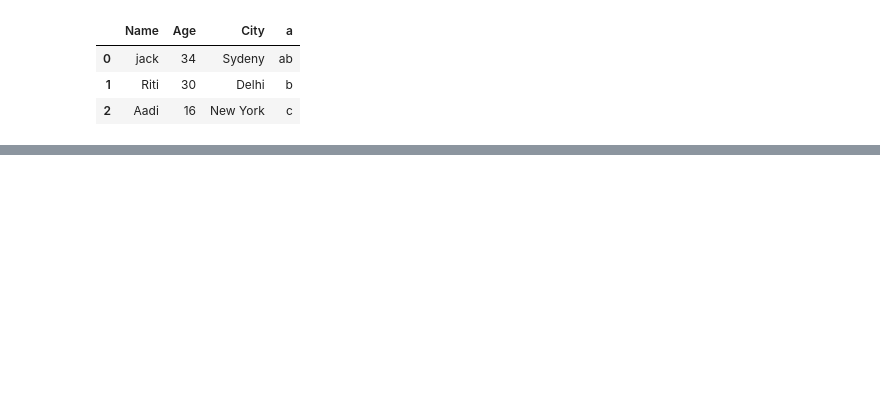
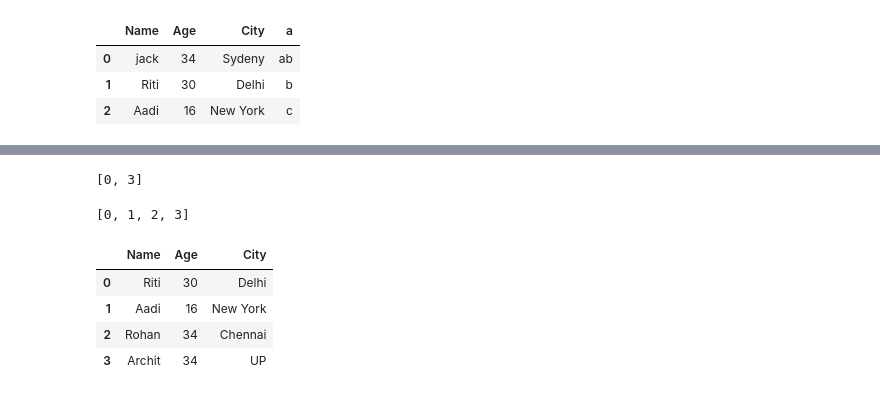
Before and after one commit to archit1998/Thapovan2, a Jupyter notebook: team2.ipynb, the cells around one changed output, grey strips where cells are left out. Cells and saved outputs as stored; diff of their text form; code cells hidden in the pictures; blank space fills up the shorter version.

```diff
--- a/team2.ipynb
+++ b/team2.ipynb
@@ -1080,0 +1125,21 @@ KeyError: 'a'
+# %%
+d = list(dfObj['Age'])
+d.count(34)
+A= []
+# %%
+
+for i in d:
+    if d.count(i)>1 and i not in A:
+        print(dfObj.loc[dfObj['Age']==i])
+        inp=input("Enter the row you want to make the equation with. If you do not want to make an equation, press N")
+        if inp is 'N':
+            l = list(dfObj.loc[dfObj['Age']==i].index)
+            dfObj = dfObj.drop(l, axis =0)
+            dfObj.reset_index(drop = False)
+        else:
+            inp = int(inp)
+            l = list(dfObj.loc[dfObj['Age']==i].index)
+            l.remove(inp)
+            dfObj = dfObj.drop(l,axis=0)
+            dfObj.reset_index(drop = True)
+        A.append(i)
@@ -1081,3 +1152,5 @@ KeyError: 'a'
+# %%
+dfObj.drop(dfObj.loc[dfObj['Age']==34].index, inplace=True)
 # %%
 a =['1','2','3']
 # %%
@@ -1099,5 +1163,24 @@ import tkinter
+# %%
+
+list(dfObj.loc[dfObj['Age']==34].index)
+# %% [output]
+[0, 3]
+# %%
+list(dfObj.index)
+# %% [output]
+[0, 1, 2, 3]
 # %%
 for i in range(0,len(a)):
     a[i] =int(a[i])
 # %%
 a = ['VIP Hold ', '2.9700', '3.9200', '2.8000', '2.8300', '3.0900']
+# %%
+dfObj = dfObj.drop([0], axis = 0)
+# %%
+dfObj.reset_index(drop = True)
+# %% [output]
+|  | Name | Age | City |
+| 0 | Riti | 30 | Delhi |
+| 1 | Aadi | 16 | New York |
+| 2 | Rohan | 34 | Chennai |
+| 3 | Archit | 34 | UP |
```
Also changed, not shown: parts of 23 cells of this notebook.
